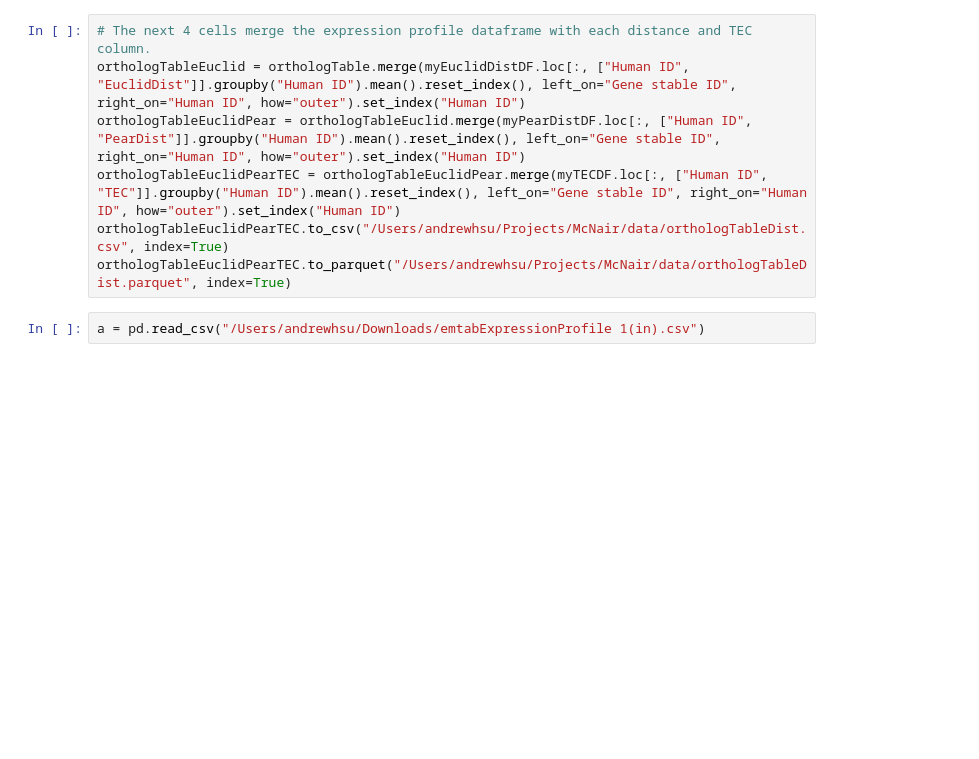
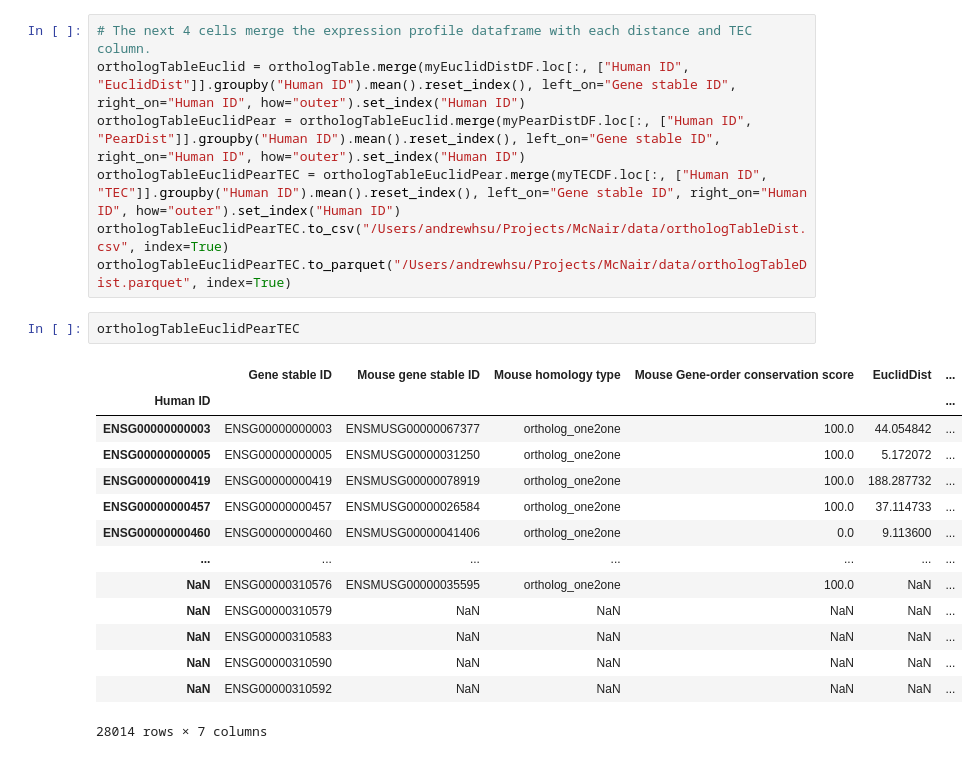
Before and after one commit to AndrewH72/Gene-Duplication, a Jupyter notebook: scripts/calculateScores.ipynb, the cells around one changed output. Cells and saved outputs as stored; diff of their text form; blank space fills up the shorter version.

```diff
--- a/scripts/calculateScores.ipynb
+++ b/scripts/calculateScores.ipynb
@@ -128,4 +128,19 @@ orthologTableEuclidPearTEC = orthologTableEuclidPear.merge(myTECDF.loc[:, ["Huma
 orthologTableEuclidPearTEC.to_csv("/Users/andrewhsu/Projects/McNair/data/orthologTableDist.csv", index=True)
 orthologTableEuclidPearTEC.to_parquet("/Users/andrewhsu/Projects/McNair/data/orthologTableDist.parquet", index=True)
 # %%
-a = pd.read_csv("/Users/andrewhsu/Downloads/emtabExpressionProfile 1(in).csv")
+orthologTableEuclidPearTEC
+# %% [output]
+|  | Gene stable ID | Mouse gene stable ID | Mouse homology type | Mouse Gene-order conservation score | EuclidDist | ... |
+| Human ID |  |  |  |  |  | ... |
+| ENSG00000000003 | ENSG00000000003 | ENSMUSG00000067377 | ortholog_one2one | 100.0 | 44.054842 | ... |
+| ENSG00000000005 | ENSG00000000005 | ENSMUSG00000031250 | ortholog_one2one | 100.0 | 5.172072 | ... |
+| ENSG00000000419 | ENSG00000000419 | ENSMUSG00000078919 | ortholog_one2one | 100.0 | 188.287732 | ... |
+| ENSG00000000457 | ENSG00000000457 | ENSMUSG00000026584 | ortholog_one2one | 100.0 | 37.114733 | ... |
+| ENSG00000000460 | ENSG00000000460 | ENSMUSG00000041406 | ortholog_one2one | 0.0 | 9.113600 | ... |
+| ... | ... | ... | ... | ... | ... | ... |
+| NaN | ENSG00000310576 | ENSMUSG00000035595 | ortholog_one2one | 100.0 | NaN | ... |
+| NaN | ENSG00000310579 | NaN | NaN | NaN | NaN | ... |
+| NaN | ENSG00000310583 | NaN | NaN | NaN | NaN | ... |
+| NaN | ENSG00000310590 | NaN | NaN | NaN | NaN | ... |
+| NaN | ENSG00000310592 | NaN | NaN | NaN | NaN | ... |
+28014 rows × 7 columns
```
Also changed, not shown: parts of 12 cells of this notebook, 5 other files.
